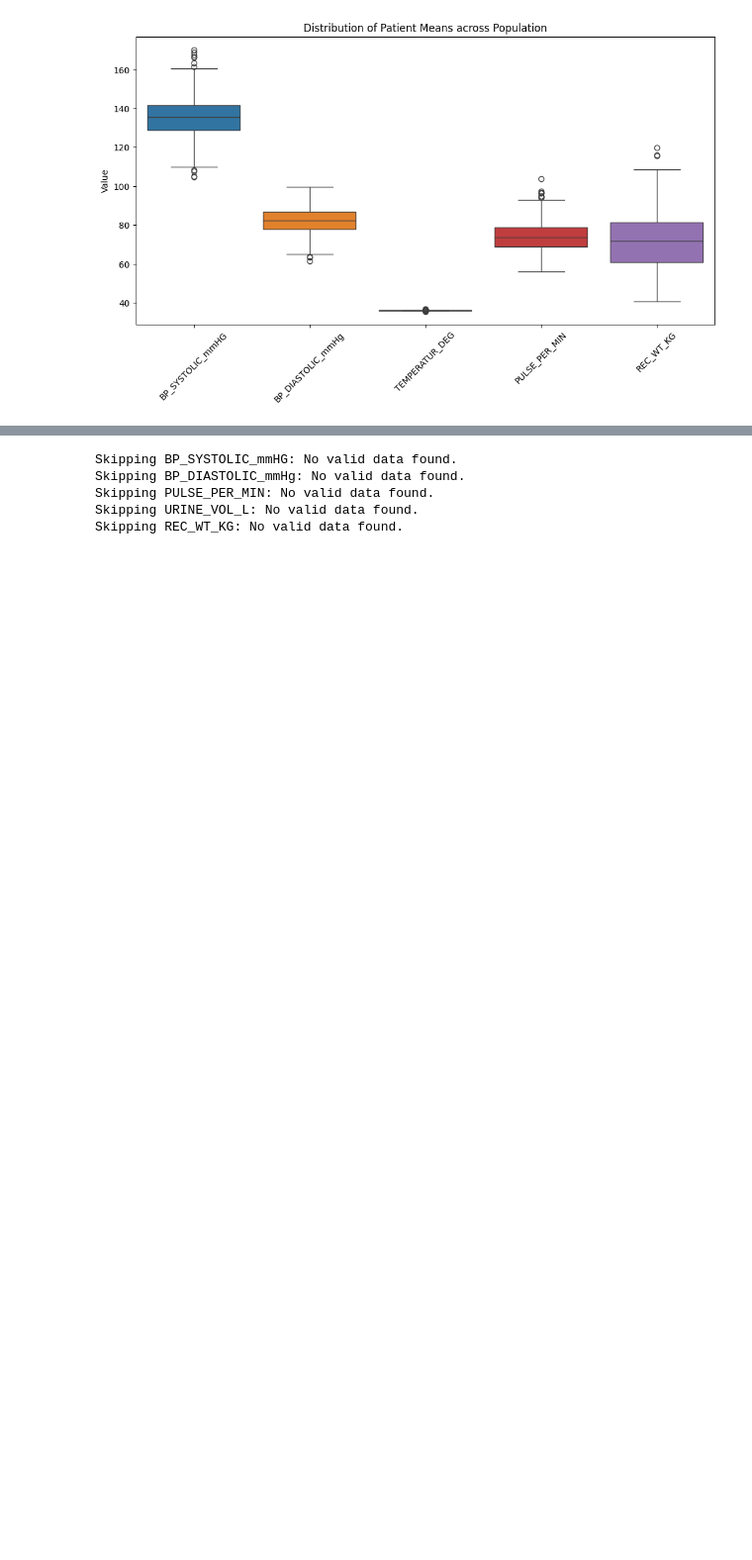
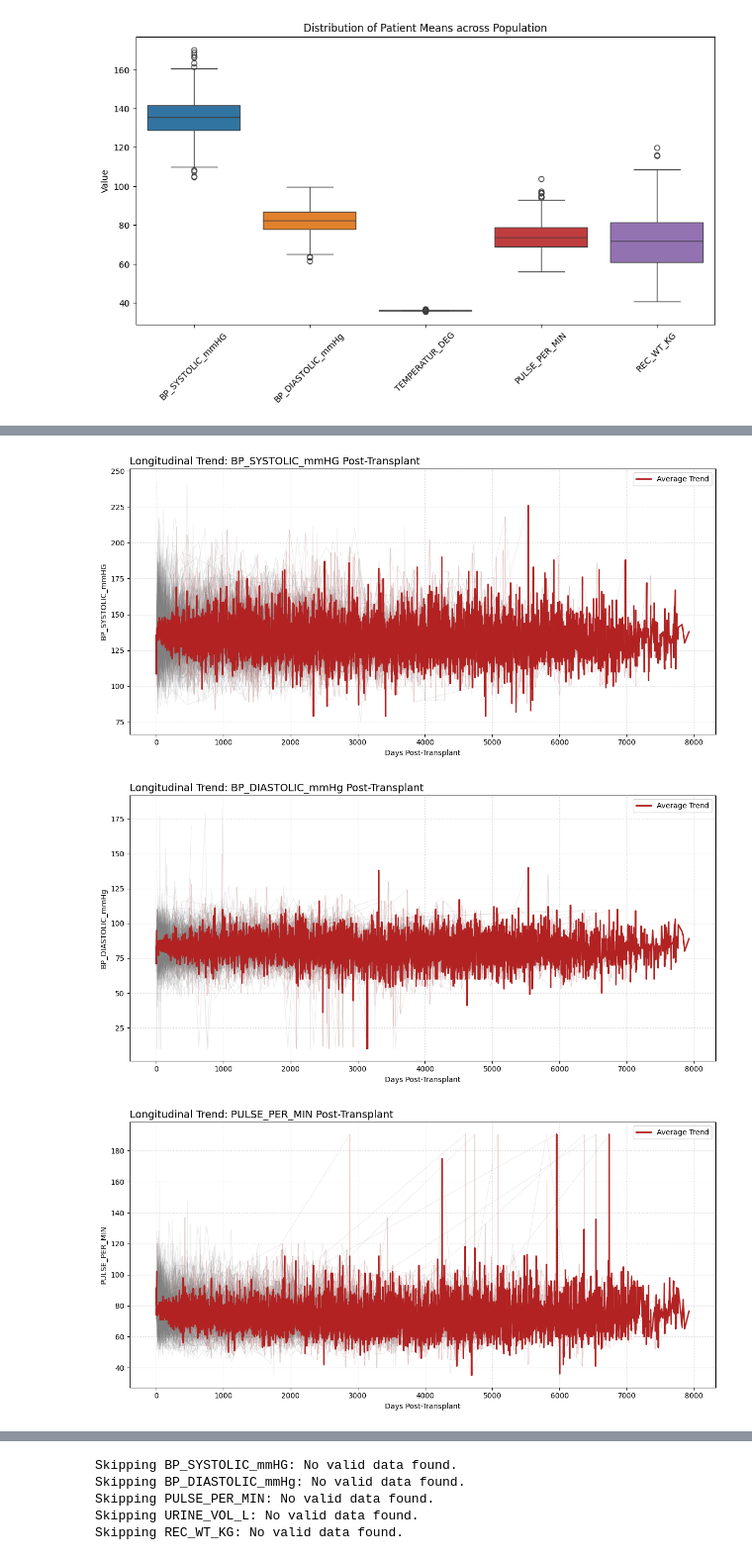
Before and after one commit to abdallataha/KGeNe, a Jupyter notebook: Data analysis.ipynb, the cells around one changed output, grey strips where cells are left out. Shown at 99% size. Cells and saved outputs as stored; diff of their text form; code cells hidden in the pictures; blank space fills up the shorter version.

```diff
--- a/Data analysis.ipynb
+++ b/Data analysis.ipynb
@@ -213,0 +447,52 @@ for vital in vital_signs:
+# %%
+import matplotlib.pyplot as plt
+import seaborn as sns
+import pandas as pd
+
+# 1. PRE-PROCESSING: Convert "84 days" string to integer 84
+# This ensures the X-axis is a continuous scale of time.
+df['Days_Numeric'] = df['TIME_FROM_TX_TO_ASSESSMENT'].astype(str).str.extract('(\d+)').astype(float)
+
+# 2. DEFINING THE VITALS
+vital_signs = ['BP_SYSTOLIC_mmHG', 'BP_DIASTOLIC_mmHg', 'PULSE_PER_MIN', 'TEMPERATUR_DEG', 'URINE_VOL_L', 'REC_WT_KG']
+
+# 3. GENERATING THE PLOTS
+for vital in vital_signs:
+    plt.figure(figsize=(12, 6))
+
+    # INDIVIDUAL TRAJECTORIES (The Spaghetti)
+    # Each 'Patient_ID' gets its own individual line.
+    sns.lineplot(
+        data=df,
+        x='Days_Numeric',
+        y=vital,
+        units='Patient_ID',
+        estimator=None,
+        color='gray',
+        alpha=0.15,
+        linewidth=0.8
+    )
+
+    # POPULATION TREND (The Marinara)
+    # This draws a single bold line showing the average clinical path.
+    sns.lineplot(
+        data=df,
+        x='Days_Numeric',
+        y=vital,
+        color='firebrick',
+        linewidth=2,
+        label='Average Trend'
+    )
+
+    plt.title(f'Longitudinal Trend: {vital} Post-Transplant', fontsize=14, loc='left')
+    plt.xlabel('Days Post-Transplant')
+    plt.ylabel(vital)
+    plt.grid(True, which='major', linestyle=':', alpha=0.6)
+    plt.legend()
+
+    plt.tight_layout()
+    plt.show()
+# %% [output]
+[figure, added]
+[figure, added]
+[figure, added]
```
Also changed, not shown: parts of 18 cells of this notebook.
